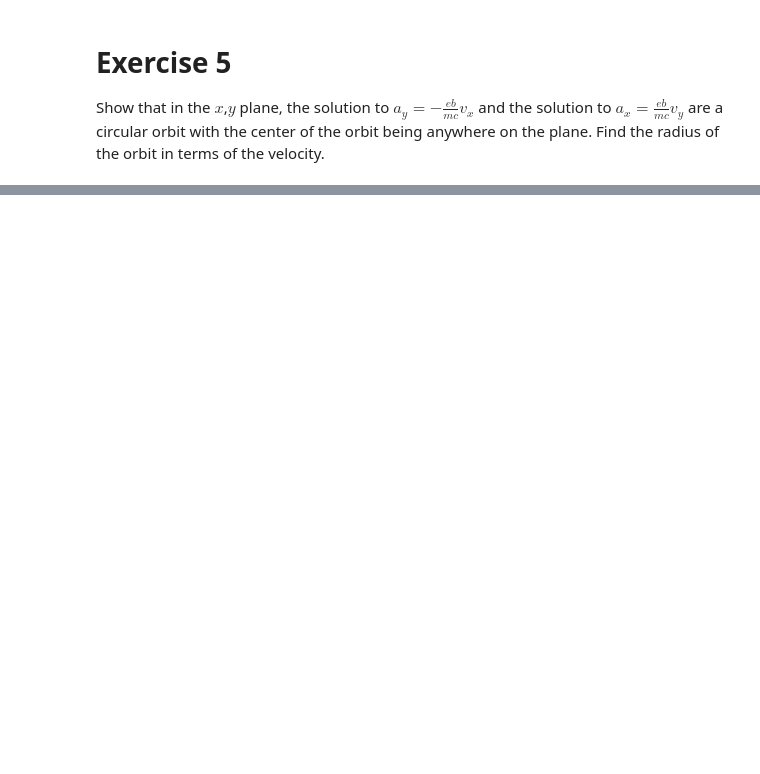
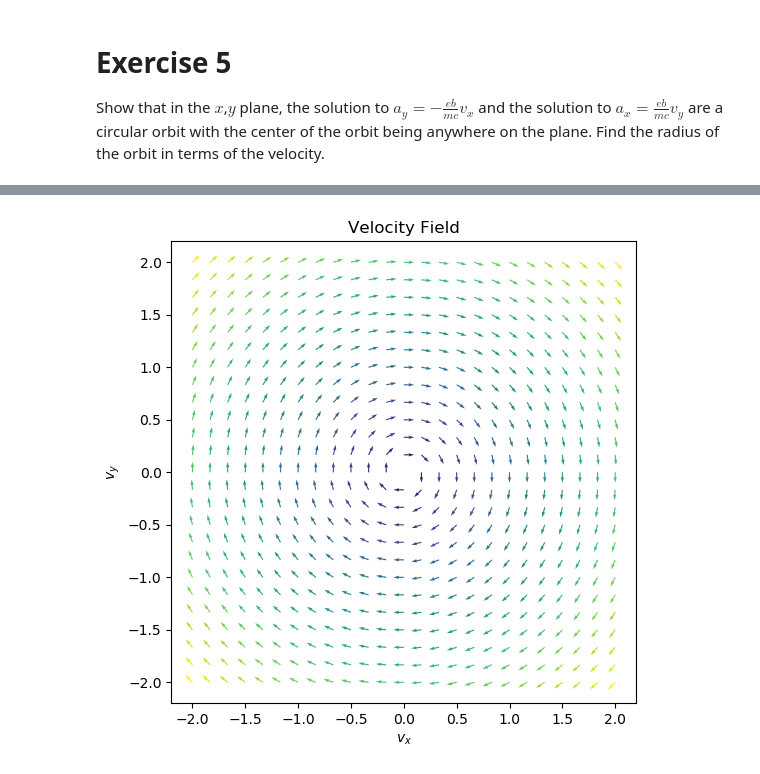
Before and after one commit to chaaland/classical-mechanics-ttm, a Jupyter notebook: Chapter11/Chapter11.ipynb, the cells around one changed output, grey strips where cells are left out. Cells and saved outputs as stored; diff of their text form; code cells hidden in the pictures; blank space fills up the shorter version.

```diff
--- a/Chapter11/Chapter11.ipynb
+++ b/Chapter11/Chapter11.ipynb
@@ -59,0 +218,36 @@ Show that in the $x$,$y$ plane, the solution to $a_y=-\frac{eb}{mc}v_x$ and the
+# %%
+q = 1
+b = 1
+m = 1
+c = 1
+
+x_vals = LinRange(-2, 2, 25)
+y_vals = LinRange(-2, 2, 25)
+
+A = q * b / (m * c) * [0 1; -1 0]
+
+figure(figsize=(6,6))
+X_mesh = [i for i in x_vals, j in y_vals]
+Y_mesh = [j for i in x_vals, j in y_vals]
+
+vx_plot = vec(X_mesh)
+vy_plot = vec(Y_mesh)
+velocity = hcat(vx_plot, vy_plot)
+
+acceleration = A * velocity'
+dx = acceleration[1,:]
+dy = acceleration[2,:]
+
+grad_field_norms = [hypot(dx[i],  dy[i]) for i in 1:length(vx_plot)]
+max_norm = maximum(grad_field_norms)
+min_norm = minimum(grad_field_norms)
+
+quiver(vx_plot, vy_plot,
+    dx ./ grad_field_norms, dy ./ grad_field_norms,
+    color=PyPlot.cm.viridis((grad_field_norms .- min_norm) / (max_norm - min_norm)), angles="xy");
+
+title("Velocity Field");
+xlabel(L"v_x");
+ylabel(L"v_y");
+# %% [output]
+[figure, added]
```
Also changed, not shown: parts of 11 cells of this notebook.
